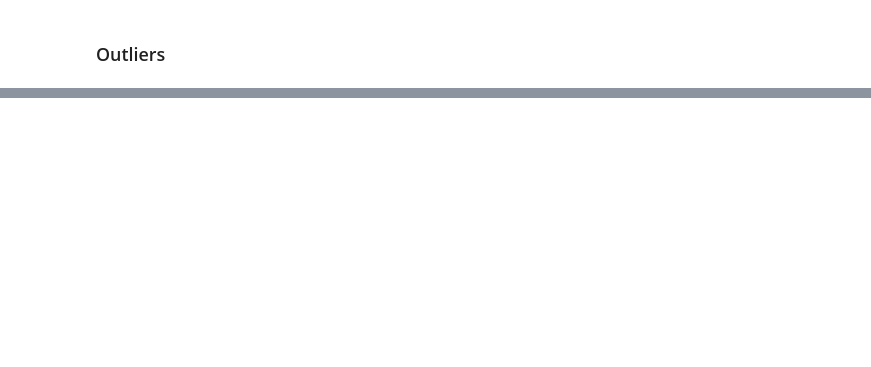
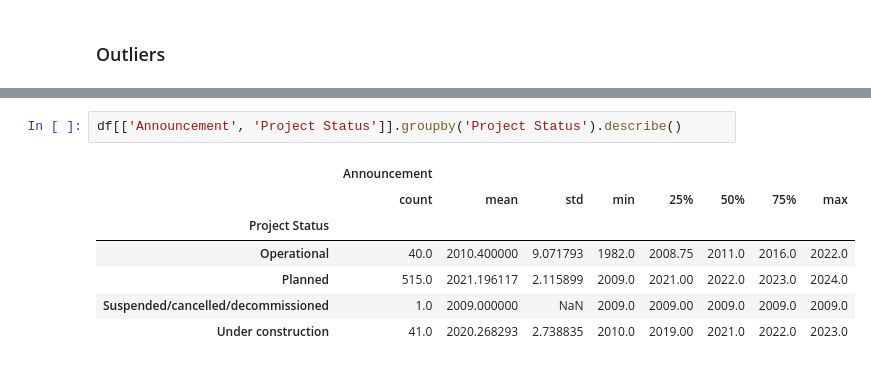
Before and after one commit to noah-art3mis/stats-assignment-1, a Jupyter notebook: carbon_cleaning.ipynb, the cells around one changed output, grey strips where cells are left out. Drawn from its saved outputs; the diff is of its cells as text; blank space fills up the shorter version.

Commit message:
add groupby

```diff
--- a/carbon.ipynb
+++ b/carbon_cleaning.ipynb
@@ -407,0 +596,10 @@ I see no reason to diverge from the traditional 5% threshold for discerment.
+# %%
+df[['Announcement', 'Project Status']].groupby('Project Status').describe()
+# %% [output]
+|  | Announcement |  |  |  |  |  |  |  |
+|  | count | mean | std | min | 25% | 50% | 75% | max |
+| Project Status |  |  |  |  |  |  |  |  |
+| Operational | 40.0 | 2010.400000 | 9.071793 | 1982.0 | 2008.75 | 2011.0 | 2016.0 | 2022.0 |
+| Planned | 515.0 | 2021.196117 | 2.115899 | 2009.0 | 2021.00 | 2022.0 | 2023.0 | 2024.0 |
+| Suspended/cancelled/decommissioned | 1.0 | 2009.000000 | NaN | 2009.0 | 2009.00 | 2009.0 | 2009.0 | 2009.0 |
+| Under construction | 41.0 | 2020.268293 | 2.738835 | 2010.0 | 2019.00 | 2021.0 | 2022.0 | 2023.0 |
```
Also changed, not shown: parts of 73 cells of this notebook, 2 other files.
